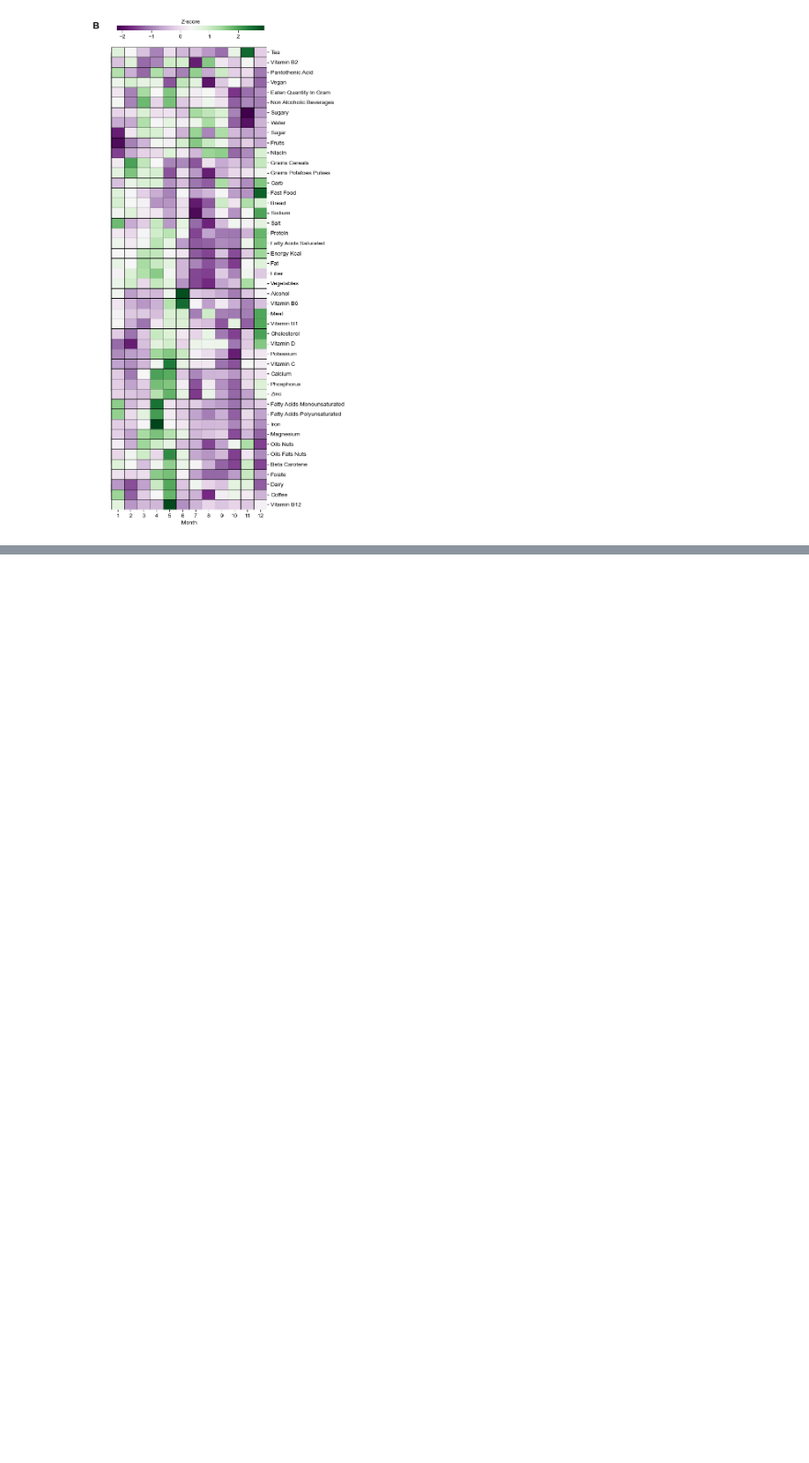
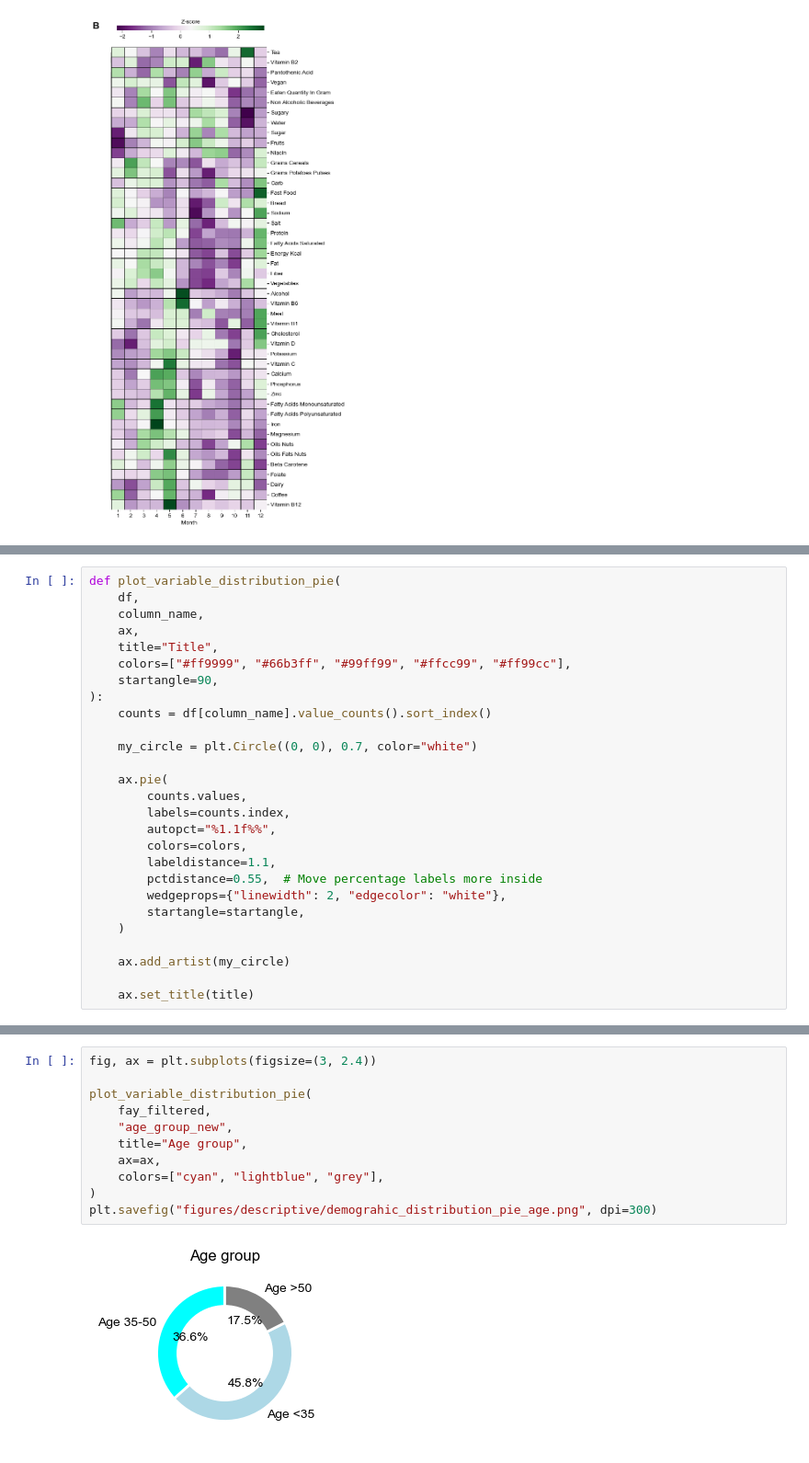
Before and after one commit to digitalepidemiologylab/mindays-estimation-paper, a Jupyter notebook: preprocessing.ipynb, the cells around one changed output, grey strips where cells are left out. Shown: that part at 92% size. Drawn from its saved outputs; the diff is of its cells as text; blank space fills up the shorter version.

```diff
--- a/preprocessing.ipynb
+++ b/preprocessing.ipynb
@@ -283,0 +408,27 @@ Text(-0.1, 1.045, 'B')
+# %%
+def plot_variable_distribution_pie(
+    df,
+    column_name,
+    ax,
+    title="Title",
+    colors=["#ff9999", "#66b3ff", "#99ff99", "#ffcc99", "#ff99cc"],
+    startangle=90,
+):
+    counts = df[column_name].value_counts().sort_index()
+
+    my_circle = plt.Circle((0, 0), 0.7, color="white")
+
+    ax.pie(
+        counts.values,
+        labels=counts.index,
+        autopct="%1.1f%%",
+        colors=colors,
+        labeldistance=1.1,
+        pctdistance=0.55,  # Move percentage labels more inside
+        wedgeprops={"linewidth": 2, "edgecolor": "white"},
+        startangle=startangle,
+    )
+
+    ax.add_artist(my_circle)
+
+    ax.set_title(title)
@@ -283,0 +480,13 @@ Text(-0.1, 1.045, 'B')
+# %%
+fig, ax = plt.subplots(figsize=(3, 2.4))
+
+plot_variable_distribution_pie(
+    fay_filtered,
+    "age_group_new",
+    title="Age group",
+    ax=ax,
+    colors=["cyan", "lightblue", "grey"],
+)
+plt.savefig("figures/descriptive/demograhic_distribution_pie_age.png", dpi=300)
+# %% [output]
+[figure, added]
```
Also changed, not shown: parts of 12 cells of this notebook.
